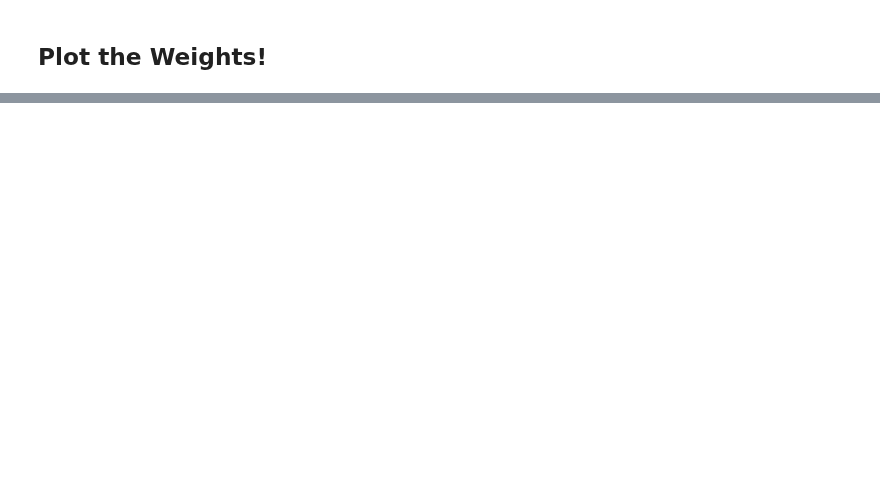
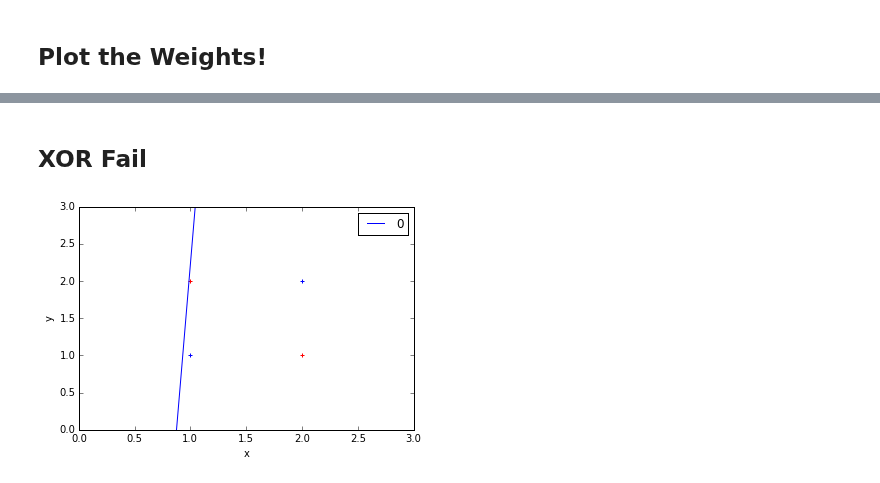
Before and after one commit to ebanner/cs393r_project, a Jupyter notebook: vectorized/Softmax.ipynb, the cells around one changed output, grey strips where cells are left out. Saved outputs shown, nothing was run; the diff lists cells and outputs as text; code cells hidden in the pictures; blank space fills up the shorter version.

```diff
--- a/vectorized/Softmax.ipynb
+++ b/vectorized/Softmax.ipynb
@@ -306,0 +259,31 @@ def plot(xs_train, ys_train, view_index, states):
+# %% [markdown]
+## XOR Fail
+# %%
+from ipywidgets import interact, fixed
+
+@interact(X_train=fixed(X_train), ys_train=fixed(ys_train), view_index=(0, len(states)), states=fixed(states))
+def plot(X_train, ys_train, view_index, states):
+    s = states[view_index]
+    X = X_train.T
+
+    # Plot positives
+    poss = X[:len(X)//2]
+    xs, ys = poss[:, 0], poss[:, 1]
+    axes = pd.DataFrame({'x': xs, 'y': ys}).plot(kind='scatter', x='x', y='y', color='b', marker='+')
+
+    # Plot negatives
+    negs = X[len(X)//2:]
+    xs, ys = negs[:, 0], negs[:, 1]
+    axes = pd.DataFrame({'x': xs, 'y': ys}).plot(ax=axes, kind='scatter', x='x', y='y', color='r', marker='+')
+
+    # Generate decision boundary
+    xs = np.linspace(0, 3)
+    ys = (s.W[0,0]-s.W[1,0]*xs + (s.b[0]-s.b[1])) / (s.W[1,1]-s.W[0,1])
+
+    # Plot decision boundary
+    axes = pd.DataFrame(ys, index=xs).plot(ax=axes)
+
+    axes.set_ylim(0, 3)
+    axes.set_xlim(0, 3)
+# %% [output]
+[figure, added]
```
Also changed, not shown: parts of 12 cells of this notebook.
